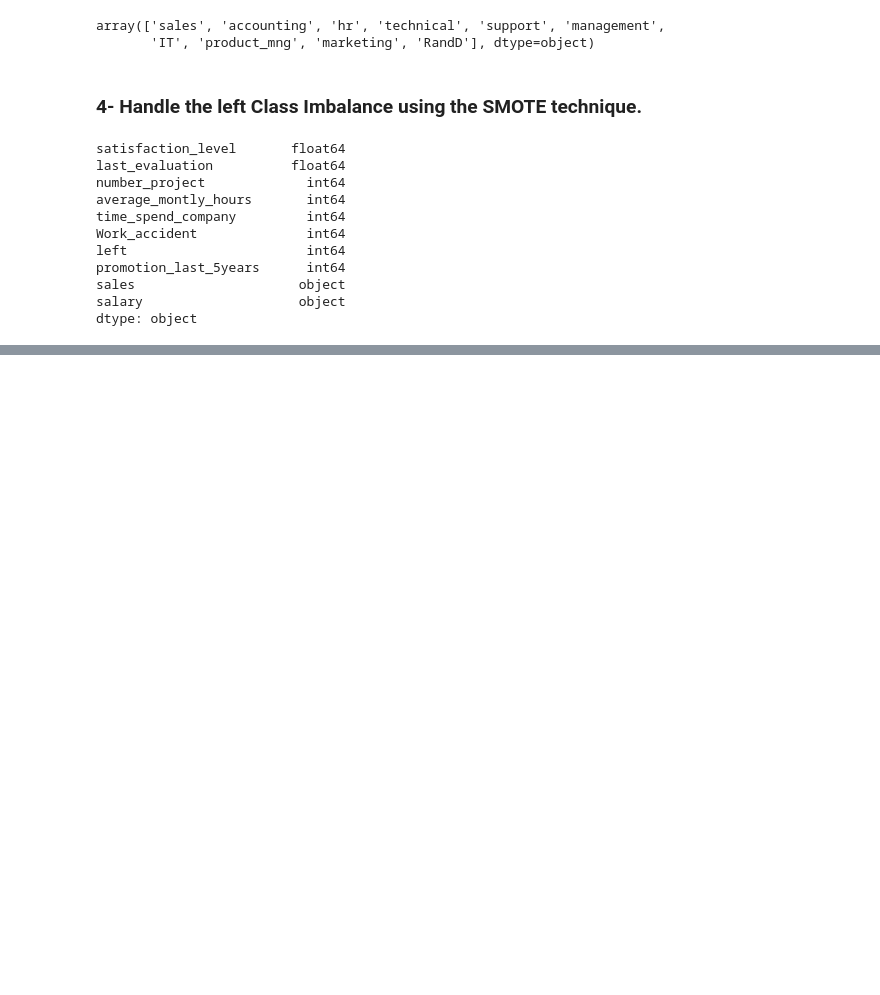
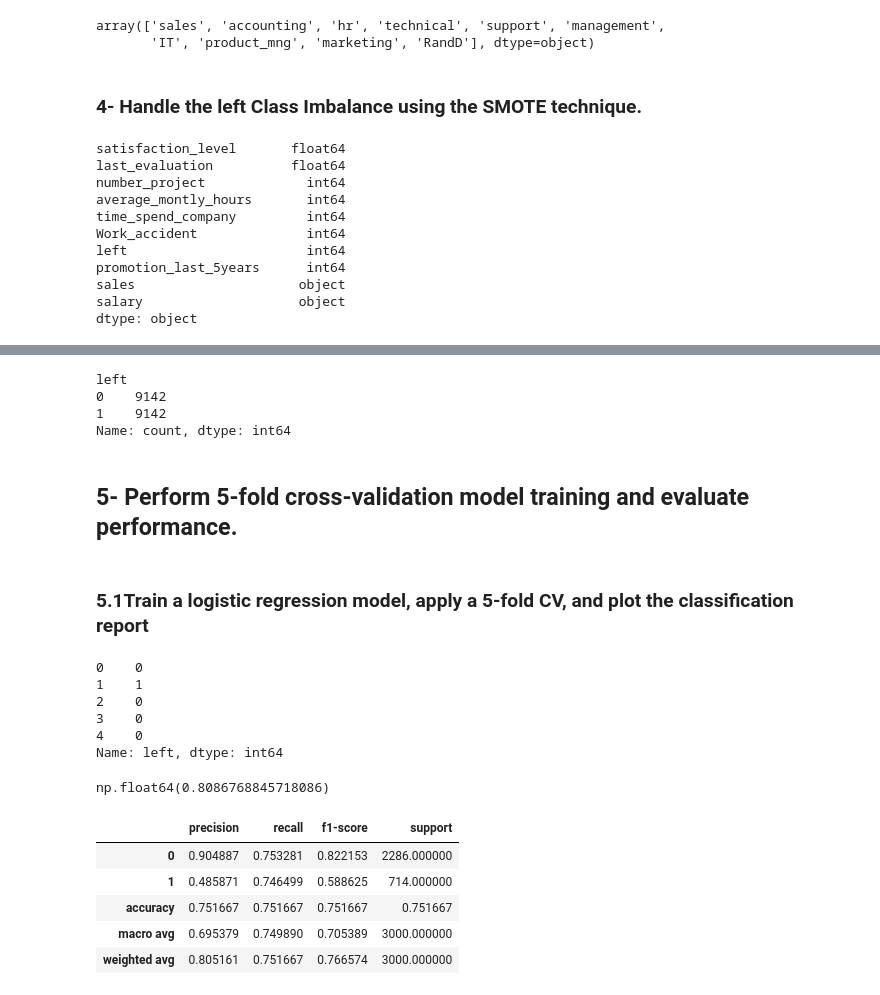
Before and after one commit to Mesterumit/Employee_Turnover_model, a Jupyter notebook: Employee_Turnover_App.ipynb, the cells around one changed output, grey strips where cells are left out. Cells and saved outputs as stored; diff of their text form; code cells hidden in the pictures; blank space fills up the shorter version.

```diff
--- a/Employee_Turnover_App.ipynb
+++ b/Employee_Turnover_App.ipynb
@@ -310,2 +401,71 @@ X_train_processed.head(3)
 # %%
-# - Up-sample the train dataset using the SMOTE technique from the imblearn module.
+# - Up-sample the train dataset using the SMOTE Synthetic Minority Over-sampling Technique)
+#  technique from the imbalanced learn module.
+
+sm = SMOTE(random_state=42, k_neighbors=5)
+
+X_res, y_res = sm.fit_resample(X_train_concat, y_train)
+
+y_res.value_counts()
+# %% [output]
+left
+0    9142
+1    9142
+Name: count, dtype: int64
+# %% [markdown]
+## 5- Perform 5-fold cross-validation model training and evaluate performance.
+# %% [markdown]
+### 5.1Train a logistic regression model, apply a 5-fold CV, and plot the classification report
+# %%
+# Train a logistic regression model, apply a 5-fold CV, and plot the classification report
+
+logistic_model = LogisticRegression(max_iter=1000, random_state=315)
+# fit_result = logistic_model.fit(training_df[features], training_df[label])
+
+
+# Evaluate on original dataset
+scores_original = cross_validate(
+    logistic_model,
+    X_res,
+    y_res,
+    cv=5,
+    scoring={
+        'accuracy': 'accuracy',
+        'precision': 'precision',
+        'recall': 'recall',
+        'roc_auc': 'roc_auc'
+    }
+)
+y_res.head()
+# %% [output]
+0    0
+1    1
+2    0
+3    0
+4    0
+Name: left, dtype: int64
+# %%
+# getting scores out of Cross_validation score
+# scores_original['test_roc_auc'].mean()
+scores_original['test_recall'].mean()
+# %% [output]
+np.float64(0.8086768845718086)
+# %%
+# plot the classification report
+logistic_model.fit(X_res, y_res) # it takes x_train and y_train
+
+y_pred = logistic_model.predict(X_test_concat) # it takes "x_test"
+
+# classification_report(y_true, y_pred)
+report = classification_report(y_test,y_pred ,output_dict=True)
+# print(report)
+
+new = pd.DataFrame(report).T
+new
+# %% [output]
+|  | precision | recall | f1-score | support |
+| 0 | 0.904887 | 0.753281 | 0.822153 | 2286.000000 |
+| 1 | 0.485871 | 0.746499 | 0.588625 | 714.000000 |
+| accuracy | 0.751667 | 0.751667 | 0.751667 | 0.751667 |
+| macro avg | 0.695379 | 0.749890 | 0.705389 | 3000.000000 |
+| weighted avg | 0.805161 | 0.751667 | 0.766574 | 3000.000000 |
```
Also changed, not shown: parts of 15 cells of this notebook.
